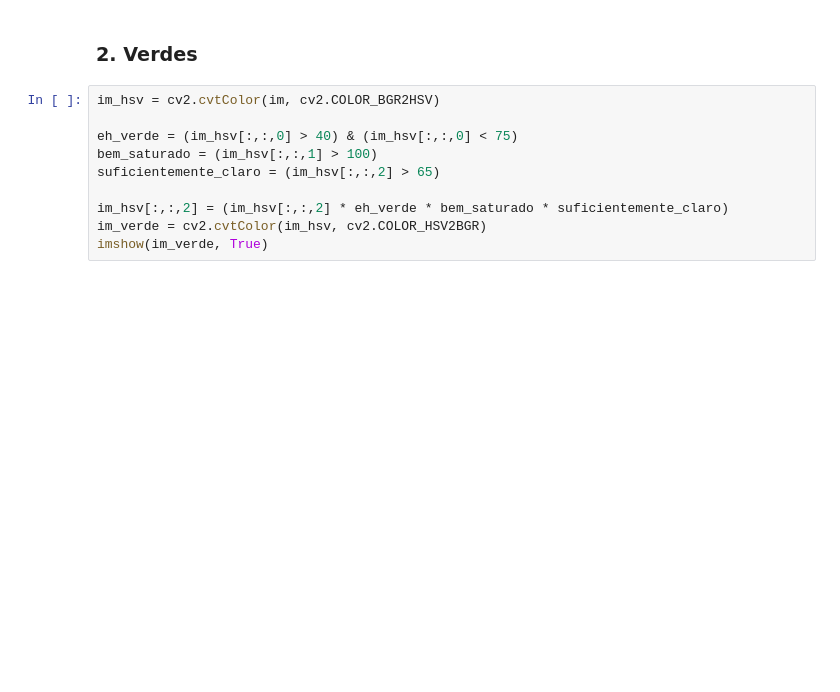
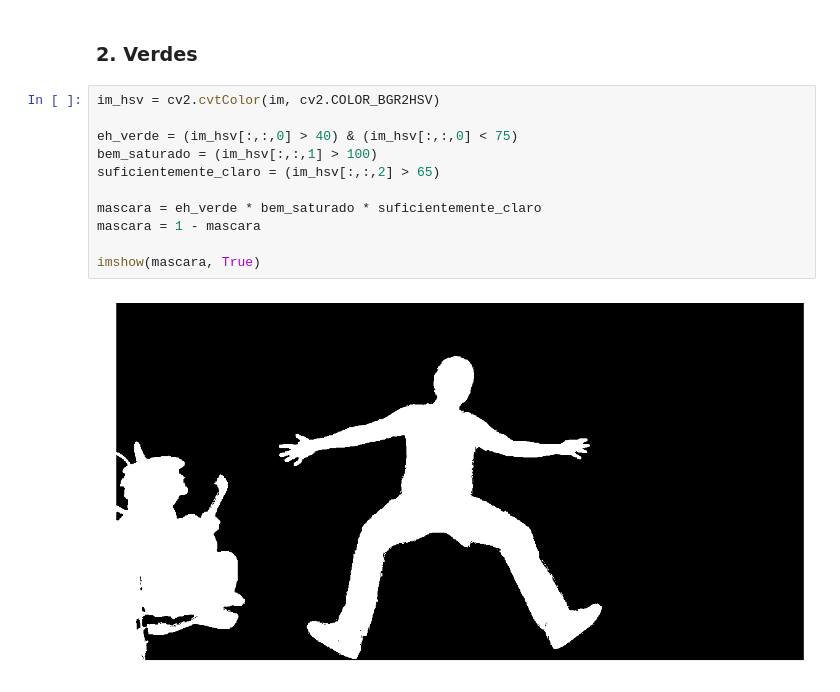
Before and after one commit to cordeirolibel/pdi, a Jupyter notebook: T05/T05.ipynb, the cells around one changed output. Cells and saved outputs as stored; diff of their text form; blank space fills up the shorter version.

```diff
--- a/T05/T05.ipynb
+++ b/T05/T05.ipynb
@@ -33,10 +41,13 @@ imshow(im)
 # %%
 im_hsv = cv2.cvtColor(im, cv2.COLOR_BGR2HSV)
 
 eh_verde = (im_hsv[:,:,0] > 40) & (im_hsv[:,:,0] < 75)
 bem_saturado = (im_hsv[:,:,1] > 100)
 suficientemente_claro = (im_hsv[:,:,2] > 65)
 
-im_hsv[:,:,2] = (im_hsv[:,:,2] * eh_verde * bem_saturado * suficientemente_claro)
-im_verde = cv2.cvtColor(im_hsv, cv2.COLOR_HSV2BGR)
-imshow(im_verde, True)
+mascara = eh_verde * bem_saturado * suficientemente_claro
+mascara = 1 - mascara
+
+imshow(mascara, True)
+# %% [output]
+[figure, added]
```
Also changed, not shown: parts of 4 cells of this notebook, 2 other files.
